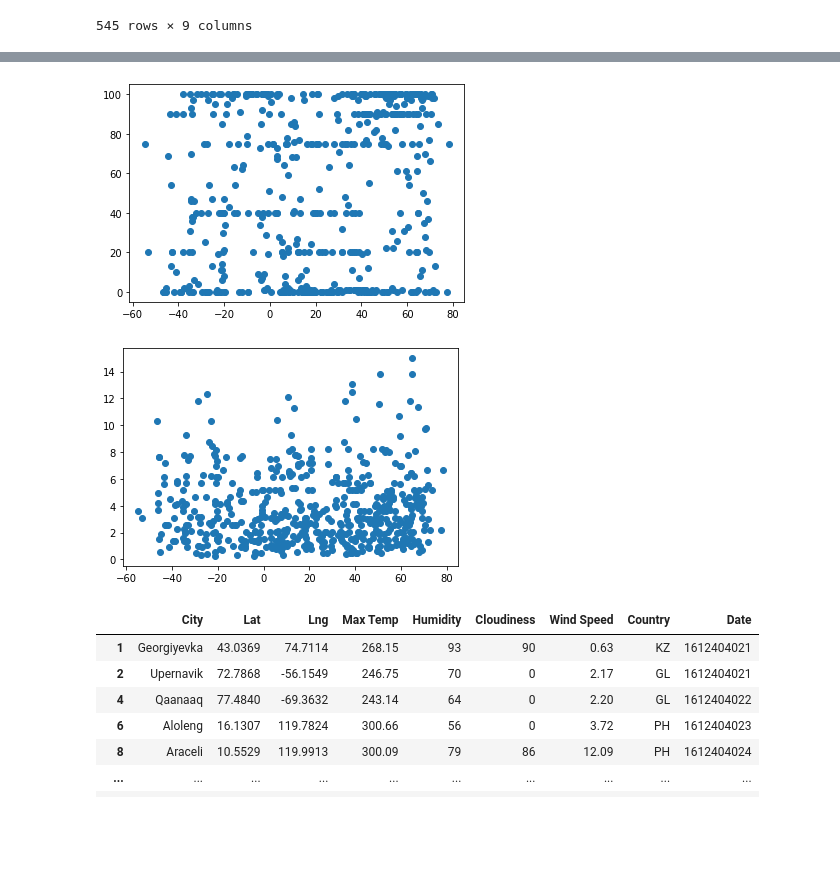
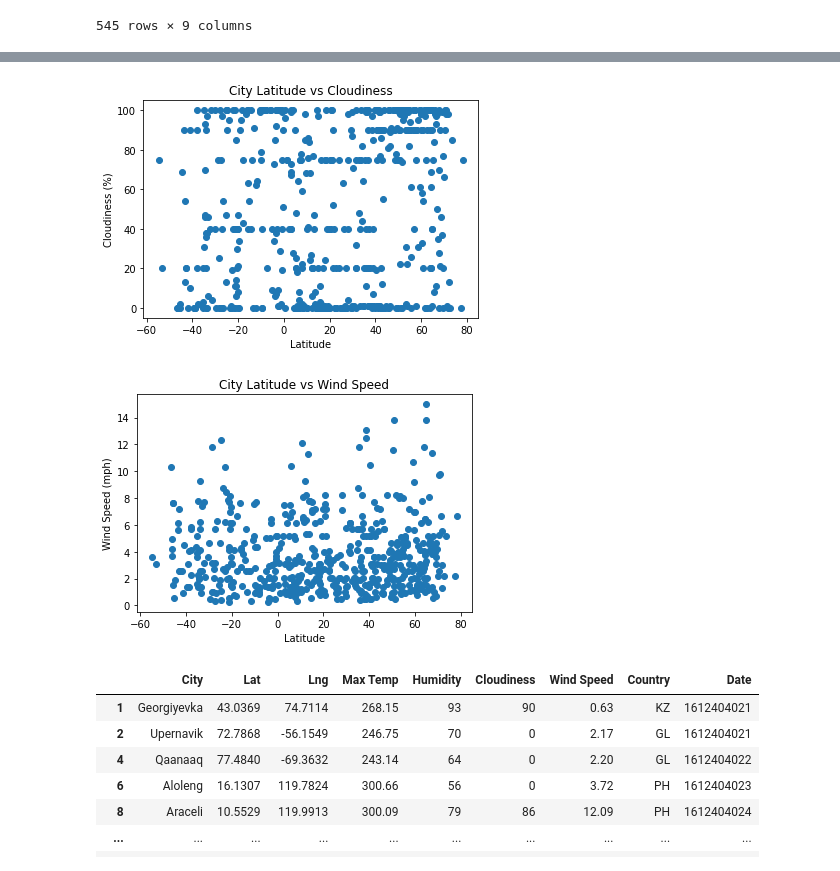
Before and after one commit to write42/python-api-challenge, a Jupyter notebook: WeatherPy/WeatherPy.ipynb, the cells around one changed output, grey strips where cells are left out. Cells and saved outputs as stored; diff of their text form; code cells hidden in the pictures; blank space fills up the shorter version.

```diff
--- a/WeatherPy/WeatherPy.ipynb
+++ b/WeatherPy/WeatherPy.ipynb
@@ -143,13 +149,19 @@ plt.show()
 # %%
 plt.scatter(w_df["Lat"],w_df["Cloudiness"])
+plt.title("City Latitude vs Cloudiness")
+plt.xlabel("Latitude")
+plt.ylabel("Cloudiness (%)")
 plt.show()
 # %% [output]
-[figure, old version]
+[figure, new version]
 # %%
 plt.scatter(w_df["Lat"],w_df["Wind Speed"])
+plt.title("City Latitude vs Wind Speed")
+plt.xlabel("Latitude")
+plt.ylabel("Wind Speed (mph)")
 plt.show()
 # %% [output]
-[figure, old version]
+[figure, new version]
 # %%
 north_df = w_df.query("Lat >=0")
 # %%
```
Also changed, not shown: parts of 11 cells of this notebook.
